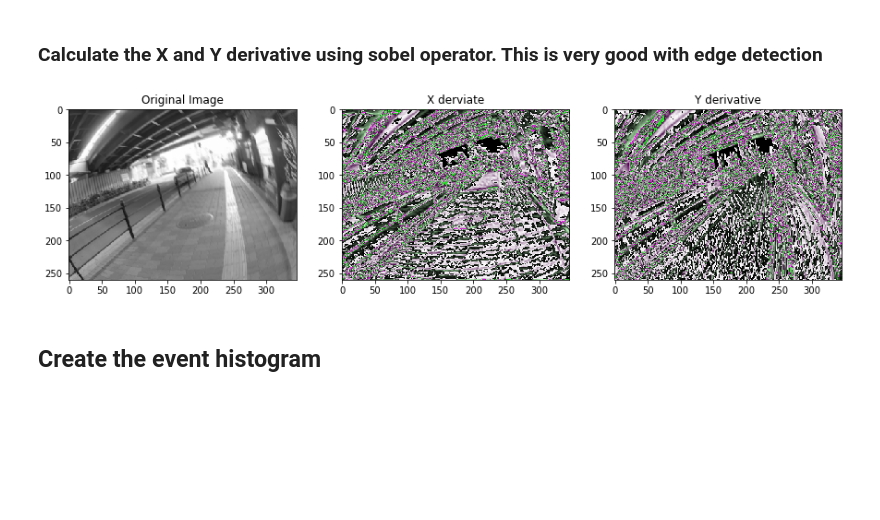
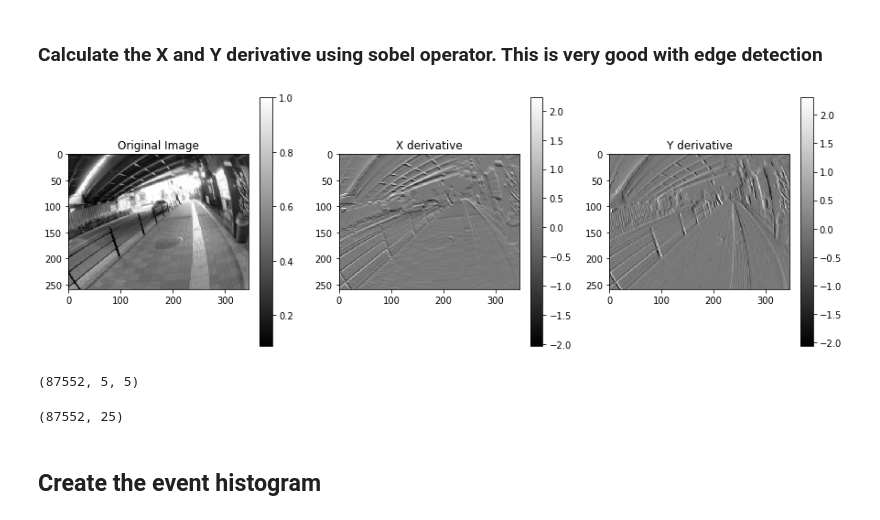
Before and after one commit to SudeshnaBora/Computer_Vision, a Jupyter notebook: code/Learning Phase.ipynb, the cells around one changed output. Cells and saved outputs as stored; diff of their text form; code cells hidden in the pictures; blank space fills up the shorter version.

```diff
--- a/code/Learning Phase.ipynb
+++ b/code/Learning Phase.ipynb
@@ -12,4 +12,4 @@ from distutils import util
 # %% [markdown]
 ### Read the image
 # %%
-image = io.imread("0.210521.png")
+image = io.imread("0.210521.png",as_gray=True)
@@ -28,21 +32,24 @@ The above image is 260X346X3.
 # %% [markdown]
 ### Calculate the X and Y derivative using sobel operator. This is very good with edge detection
 # %%
-image_x = ndimage.sobel(image, axis=0, mode='constant')
-image_y = ndimage.sobel(image, axis=1, mode='constant')
+image_x = ndimage.sobel(image, axis=0)
+image_y = ndimage.sobel(image, axis=1)
 # %%
 fig, (ax1,ax2, ax3) = plt.subplots(1, 3, figsize = (15, 5), sharex = True)
 
-ax1.imshow(image)
+p1 = ax1.imshow(image, cmap='gray')
 ax1.set_title('Original Image')
+plt.colorbar(p1,ax=ax1)
 
-ax2.imshow(image_x)
-ax2.set_title('X derviate')
+p2 = ax2.imshow(image_x, cmap='gray')
+ax2.set_title('X derivative')
+plt.colorbar(p2,ax=ax2)
 
-ax3.imshow(image_y)
+p3 = ax3.imshow(image_y, cmap='gray')
 ax3.set_title('Y derivative')
+plt.colorbar(p3,ax=ax3)
 
 plt.show()
 # %% [output]
-[figure, old version]
+[figure, new version]
 # %%
@@ -51,3 +59,13 @@ patches_y = image_extractor.extract_patches_2d(image_y, (5, 5))
+# %%
+patches_x.shape
+# %% [output]
+(87552, 5, 5)
+# %%
+data = patches_x.reshape(patches_x.shape[0], -1)
+data = patches_y.reshape(patches_y.shape[0], -1)
+data.shape
+# %% [output]
+(87552, 25)
 # %% [markdown]
 ## Create the event histogram
 # %%
```
Also changed, not shown: parts of 24 cells of this notebook.
